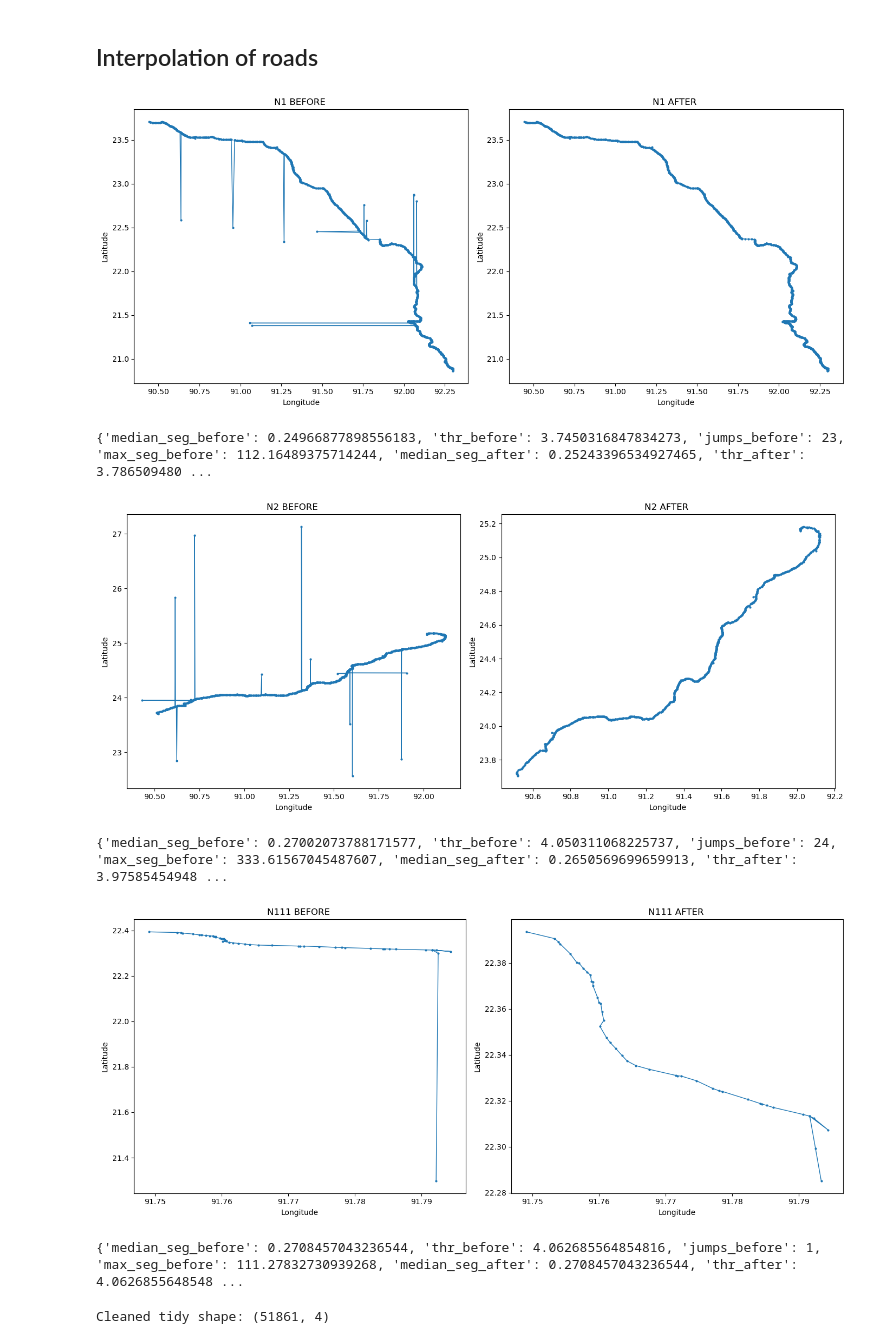
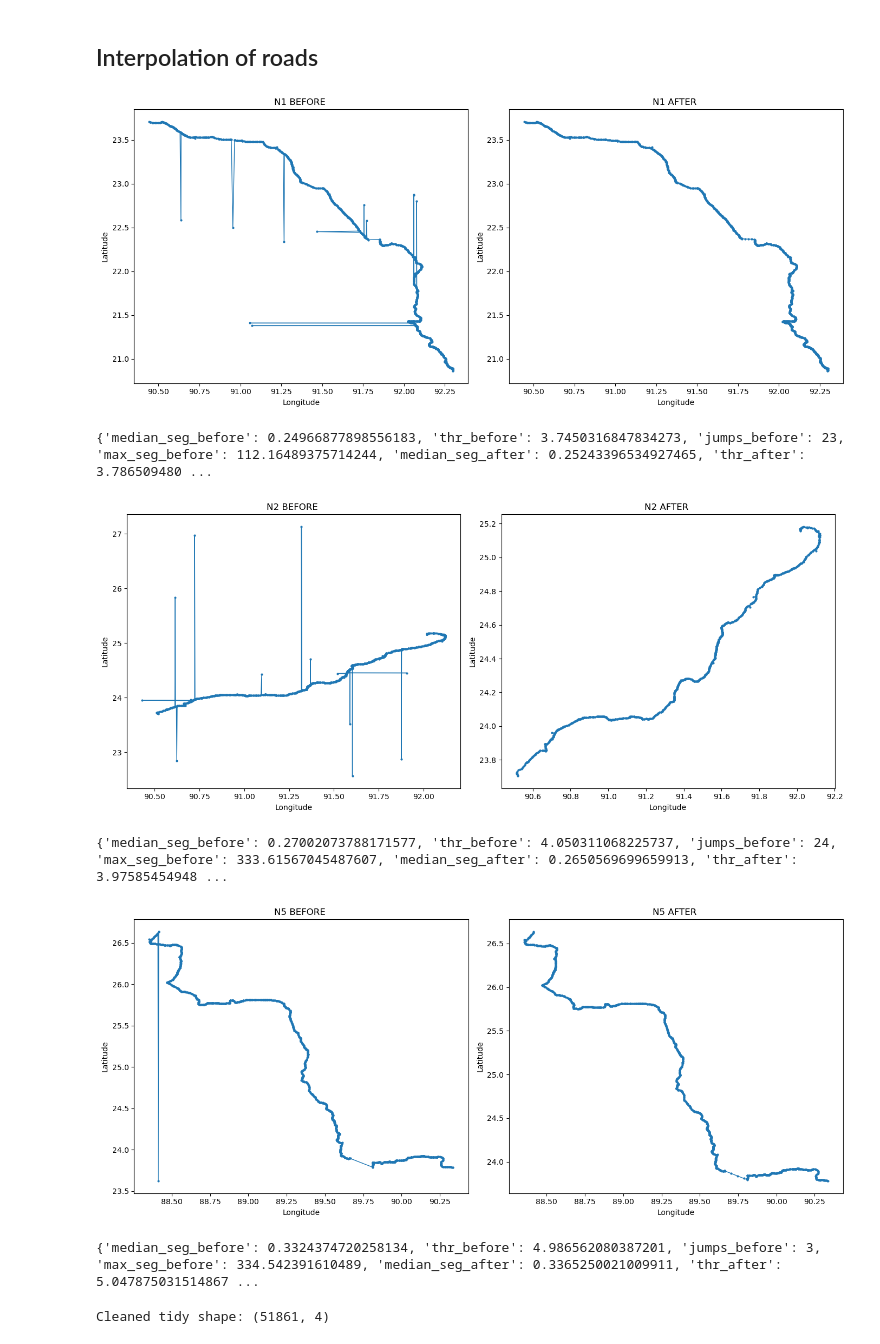
Before and after one commit to taufik-my/ASIM_Team14, a Jupyter notebook: EPA133a-G14-A1/notebook/Notebook Group 14.ipynb, the cells around one changed output. Drawn from its saved outputs; the diff is of its cells as text; code cells hidden in the pictures.

```diff
--- a/EPA133a-G14-A1/notebook/Notebook Group 14.ipynb
+++ b/EPA133a-G14-A1/notebook/Notebook Group 14.ipynb
@@ -882,14 +1006,14 @@ Roads after: 852
 # %%
 plot_road_before_after(tidy, "N1", K=15)
 plot_road_before_after(tidy, "N2", K=15)
-plot_road_before_after(tidy, "N111", K=15)
+plot_road_before_after(tidy, "N5", K=15)
 # %% [output]
 [figure]
 {'median_seg_before': 0.24966877898556183, 'thr_before': 3.7450316847834273, 'jumps_before': 23, 'max_seg_before': 112.16489375714244, 'median_seg_after': 0.25243396534927465, 'thr_after': 3.786509480 ...
 [figure]
 {'median_seg_before': 0.27002073788171577, 'thr_before': 4.050311068225737, 'jumps_before': 24, 'max_seg_before': 333.61567045487607, 'median_seg_after': 0.2650569699659913, 'thr_after': 3.97585454948 ...
-[figure, old version]
+[figure, new version]
-{'median_seg_before': 0.2708457043236544, 'thr_before': 4.062685564854816, 'jumps_before': 1, 'max_seg_before': 111.27832730939268, 'median_seg_after': 0.2708457043236544, 'thr_after': 4.0626855648548 ...
+{'median_seg_before': 0.3324374720258134, 'thr_before': 4.986562080387201, 'jumps_before': 3, 'max_seg_before': 334.542391610489, 'median_seg_after': 0.3365250021009911, 'thr_after': 5.047875031514867 ...
 # %%
 # fix all the roads
 cleaned_tidy, actions_df, metrics_df = repair_all_roads(tidy, K=15, min_run_len=2, max_roads=None)
```
Also changed, not shown: parts of 25 cells of this notebook.
